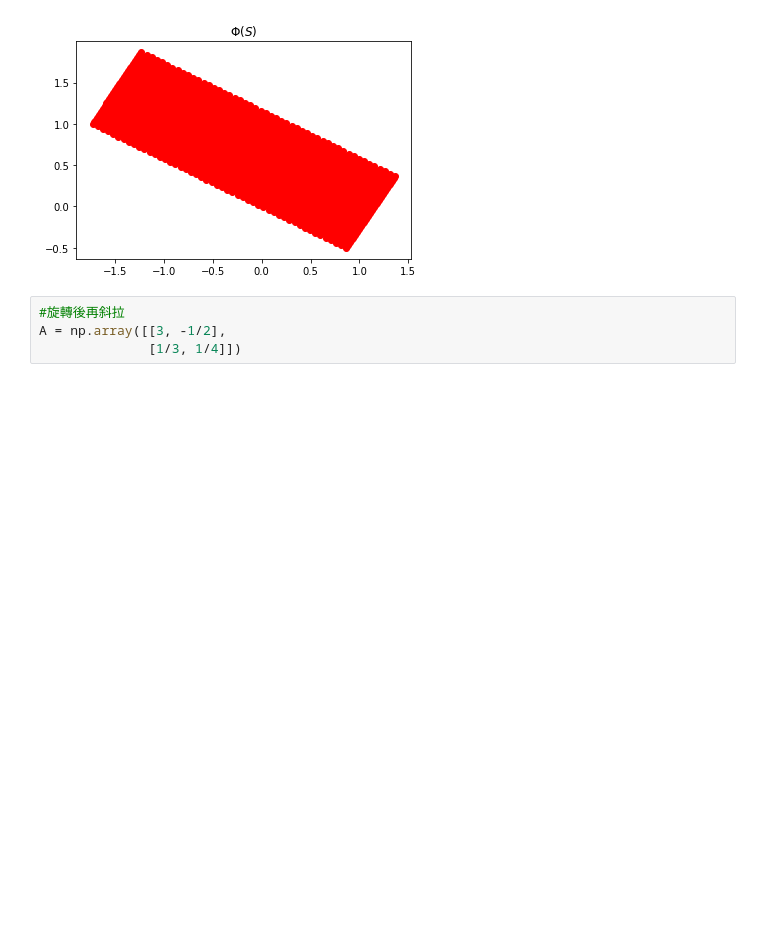
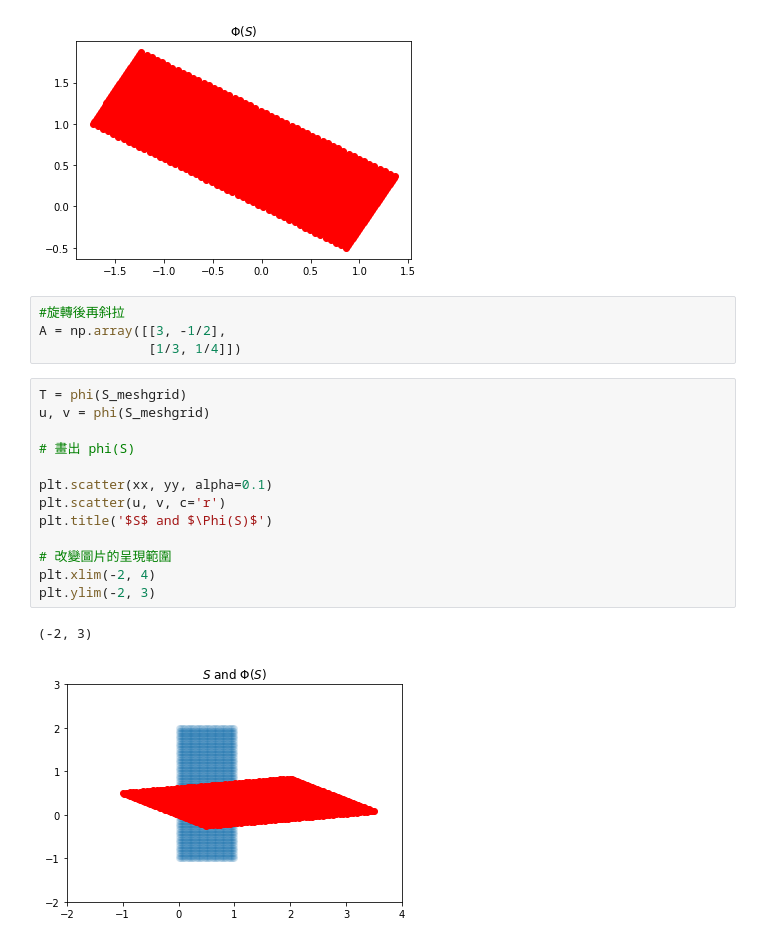
Before and after one commit to MarkLai0317/Linear-algebra-homework, a Jupyter notebook: linear transformation.ipynb, the cells around one changed output. Drawn from its saved outputs; the diff is of its cells as text; blank space fills up the shorter version.

```diff
--- a/linear transformation.ipynb
+++ b/linear transformation.ipynb
@@ -61,3 +61,19 @@ Text(0.5, 1.0, '$\\Phi(S)$')
 #旋轉後再斜拉
 A = np.array([[3, -1/2],
               [1/3, 1/4]])
+# %%
+T = phi(S_meshgrid)
+u, v = phi(S_meshgrid)
+
+# 畫出 phi(S)
+
+plt.scatter(xx, yy, alpha=0.1)
+plt.scatter(u, v, c='r')
+plt.title('$S$ and $\Phi(S)$')
+
+# 改變圖片的呈現範圍
+plt.xlim(-2, 4)
+plt.ylim(-2, 3)
+# %% [output]
+(-2, 3)
+[figure, added]
```
Also changed, not shown: parts of 5 cells of this notebook.
